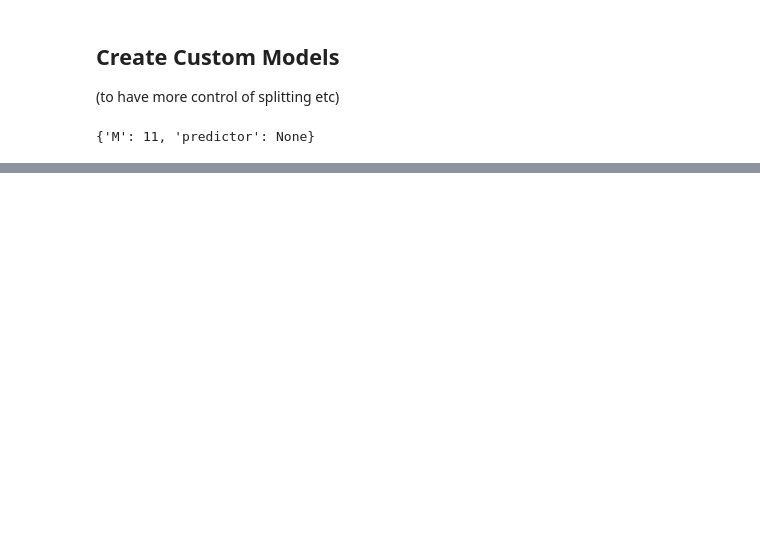
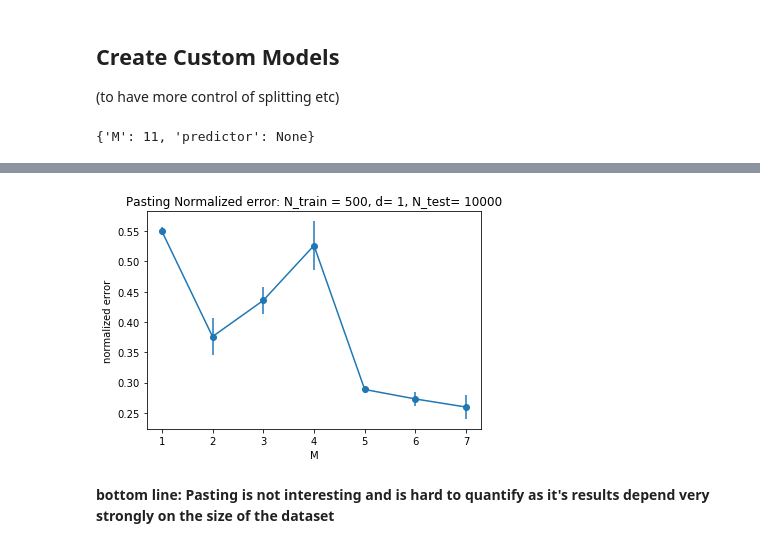
Before and after one commit to tlpss/ML-Project2, a Jupyter notebook: Gaussian Process Regression Model/#0003_Ensemble_Pasting.ipynb, the cells around one changed output, grey strips where cells are left out. Saved outputs shown, nothing was run; the diff lists cells and outputs as text; code cells hidden in the pictures; blank space fills up the shorter version.

Commit message:
bagging & pasting gridsearch notebooks

```diff
--- a/Gaussian Process Regression Model/#0003_Ensemble_Pasting.ipynb
+++ b/Gaussian Process Regression Model/#0003_Ensemble_Pasting.ipynb
@@ -236,0 +291,14 @@ plt.show()
+# %%
+masked_results= np.ma.masked_where(converted_results[1:] <= 0.0,converted_results[1:]) # some runs have been aborted every now and then -> filter them out
+means = masked_results.mean(axis=1)
+sigmas = masked_results.std(axis=1)
+# %%
+plt.errorbar(np.array(M_grid),means,sigmas,marker ='o')
+plt.title(f"Pasting Normalized error: N_train = {N_train}, d= {d}, N_test= {N_test}")
+plt.xlabel("M")
+plt.ylabel("normalized error")
+plt.show()
+# %% [output]
+[figure, added]
+# %% [markdown]
+**bottom line: Pasting is not interesting and is hard to quantify as it's results depend very strongly on the size of the dataset**
```
Also changed, not shown: parts of 18 cells of this notebook, 1 other file.
